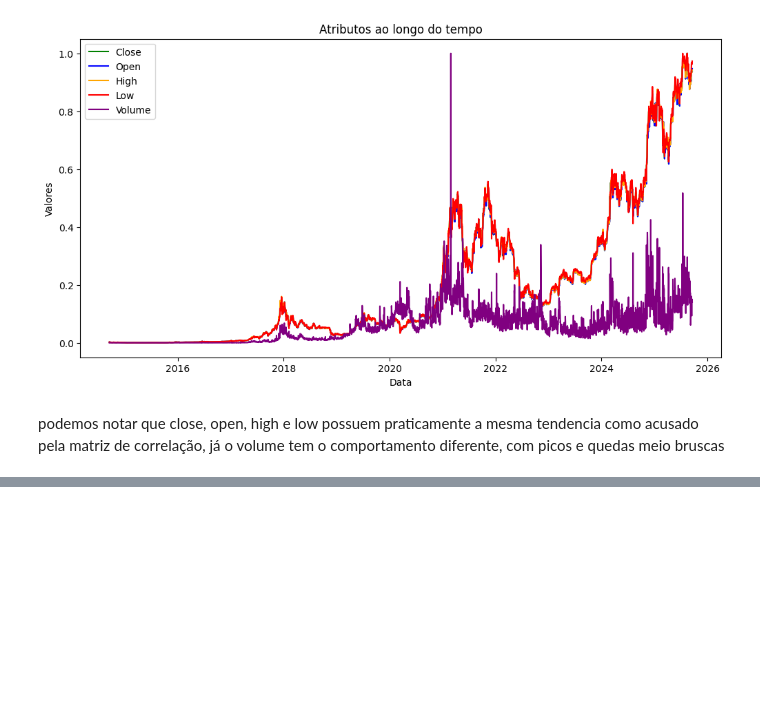
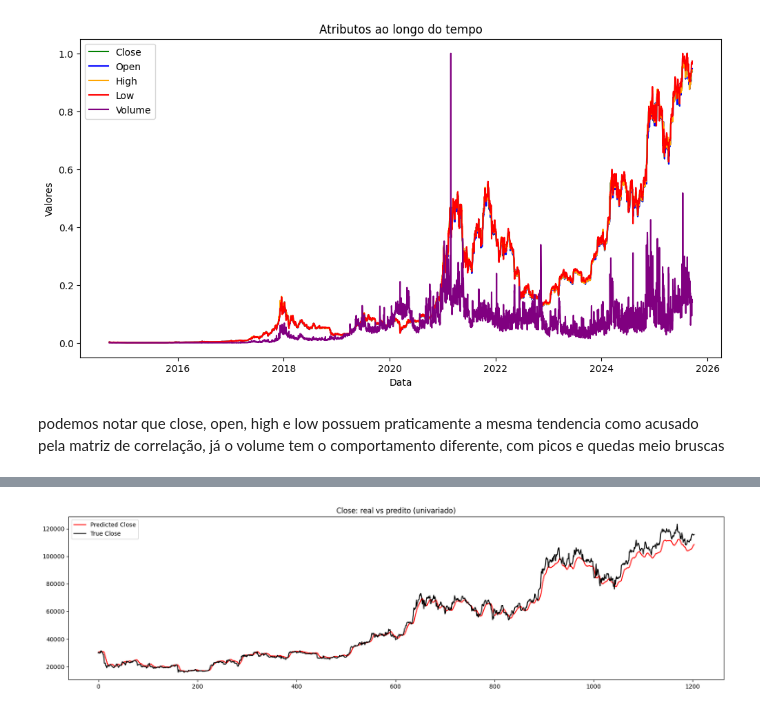
Before and after one commit to gusdiaso/crypto_predict, a Jupyter notebook: bitcoin.ipynb, the cells around one changed output, grey strips where cells are left out. Drawn from its saved outputs; the diff is of its cells as text; code cells hidden in the pictures; blank space fills up the shorter version.

```diff
--- a/bitcoin.ipynb
+++ b/bitcoin.ipynb
@@ -186,3 +194,8 @@ plt.show()
 [figure]
 # %% [markdown]
 podemos notar que close, open, high e low possuem praticamente a mesma tendencia como acusado pela matriz de correlação, já o volume tem o comportamento diferente, com picos e quedas meio bruscas
+# %%
+scaler = MinMaxScaler(feature_range=(0,1))
+serie = data[['Close']]
+target = scaler.fit_transform(serie)
+target
@@ -188,0 +280,23 @@ podemos notar que close, open, high e low possuem praticamente a mesma tendencia
+# %%
+train_size = int(0.7 * len(X))
+X_train, X_test = X[:train_size], X[train_size:]
+y_train, y_test = y[:train_size], y[train_size:]
+# %%
+
+model = Sequential([
+    LSTM(200, input_shape=(SEQ_LEN, 1), return_sequences=False),
+    Dropout(0.3),
+    Dense(50, activation='relu'),
+    Dense(1)
+])
+model.compile(optimizer='adam', loss='mse', metrics=['mae'])
+
+es = EarlyStopping(monitor='val_loss', patience=10, restore_best_weights=True)
+history = model.fit(
+    X_train, y_train,
+    epochs=100,
+    batch_size=90,
+    validation_split=0.1,
+    callbacks=[es],
+    shuffle=False
+)
@@ -188,0 +322,9 @@ podemos notar que close, open, high e low possuem praticamente a mesma tendencia
+# %%
+y_pred_scaled = model.predict(X_test)
+y_pred = scaler.inverse_transform(y_pred_scaled)
+y_test_orig = scaler.inverse_transform(y_test)
+
+# Métricas
+rmse = np.sqrt(mean_squared_error(y_test_orig, y_pred))
+mae = mean_absolute_error(y_test_orig, y_pred)
+print(f'RMSE: {rmse:.4f}, MAE: {mae:.4f}')
@@ -188,0 +334,9 @@ podemos notar que close, open, high e low possuem praticamente a mesma tendencia
+# %%
+plt.figure(figsize=(20,5))
+plt.plot(y_pred, color="red", marker=",", label='Predicted Close')
+plt.plot(y_test_orig, color="black", marker=",", label='True Close')
+plt.title('Close: real vs predito (univariado)')
+plt.legend()
+plt.show()
+# %% [output]
+[figure, added]
```
Also changed, not shown: parts of 23 cells of this notebook, 1 other file.
